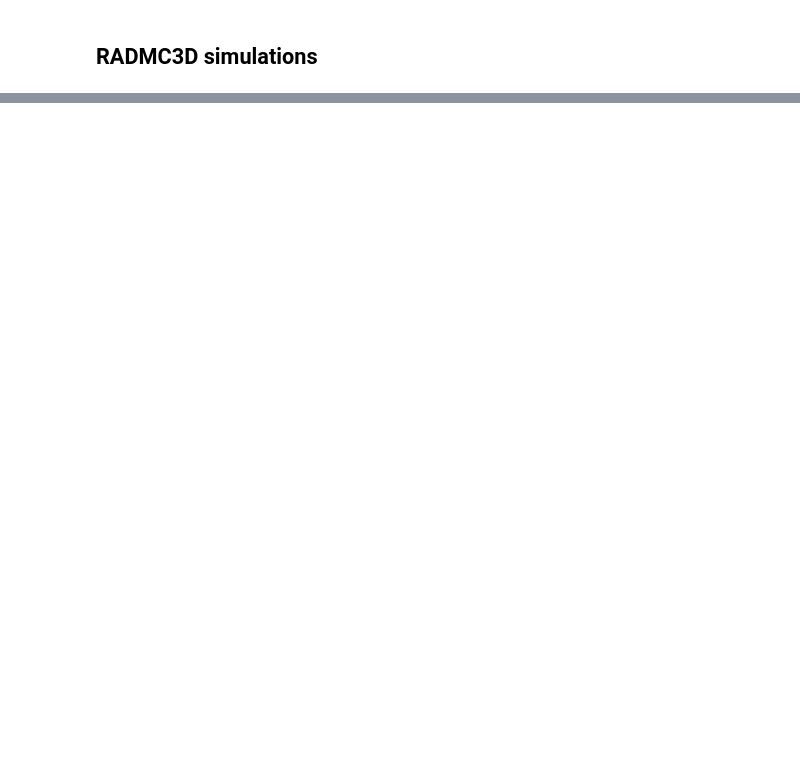
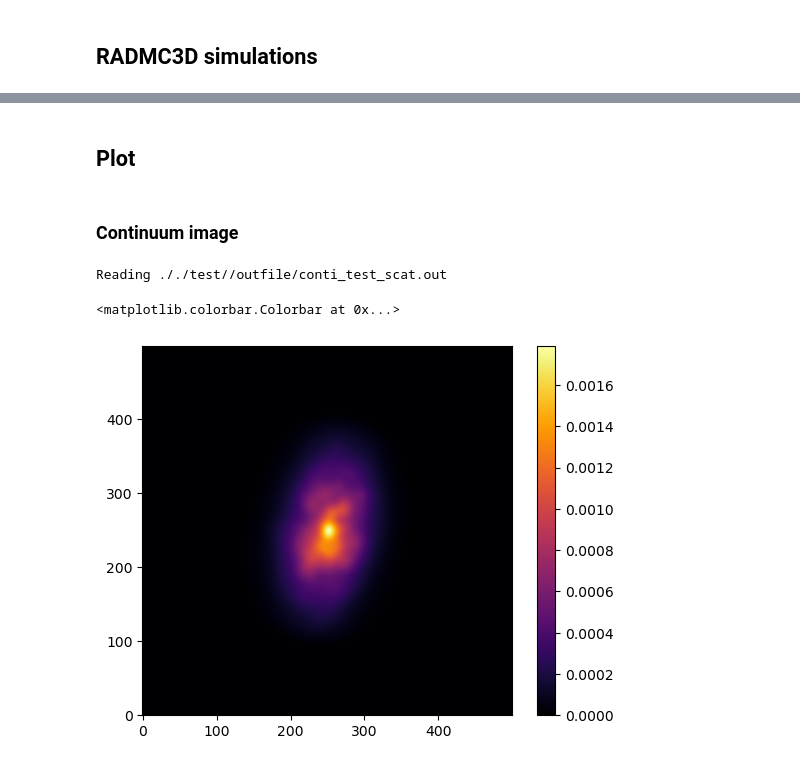
Before and after one commit to hyp0515/Disk_Model, a Jupyter notebook: input_template/example_radmc.ipynb, the cells around one changed output, grey strips where cells are left out. Cells and saved outputs as stored; diff of their text form; code cells hidden in the pictures; blank space fills up the shorter version.

Commit message:
plot testing

```diff
--- a/input_template/example_radmc.ipynb
+++ b/input_template/example_radmc.ipynb
@@ -67,13 +76,14 @@ model.get_gasdensitycontrol(abundance=1e-10, # abundance of CH3OH compared to H2
 simulation = generate_simulation(save_out=True, save_npz=True)
 
 simulate_mutual_parms = {
-    "incl"      : 73,
+    "incl"      : 60,
     "line"      : 240,
     "npix"      : 500,
     "sizeau"    : 200,
     "v_width"   : 10,
     "vkms"      : 0,
     "v_width"   : 10,
+    "posang"    : 100,
     "dir"       : './test/',
     "fname"     : 'test',
 }
@@ -109,0 +138,28 @@ simulation.generate_line_spectrum(
+# %% [markdown]
+## Plot
+# %% [markdown]
+### Continuum image
+# %%
+distance = 140 # distance in pc
+
+sizeau = simulate_mutual_parms['sizeau']
+npix = simulate_mutual_parms['npix']
+pixel_area = (sizeau/npix/140)**2
+
+beam_axis = [0.048, 0.046] # beam axis in arcsec
+beam_area = beam_axis[0]*beam_axis[1]*np.pi/(4*np.log(2))
+
+f_dir  = simulate_mutual_parms['dir']
+f_name = simulate_mutual_parms['fname']
+# %%
+model_img = image.readImage(fname=f'./{f_dir}/outfile/conti_{f_name}_scat.out')
+conv_image = model_img.imConv(dpc=distance, fwhm=beam_axis, pa=0)
+conv_image.imageJyppix *= beam_area/pixel_area/(distance**2)
+# %% [output]
+Reading ././test//outfile/conti_test_scat.out
+# %%
+plt.imshow(conv_image.imageJyppix[:, :, 0].T, origin='lower', cmap="inferno", vmin=0)
+plt.colorbar()
+# %% [output]
+<matplotlib.colorbar.Colorbar at 0x...>
+[figure, added]
```
Also changed, not shown: parts of 8 cells of this notebook, 18 other files.
